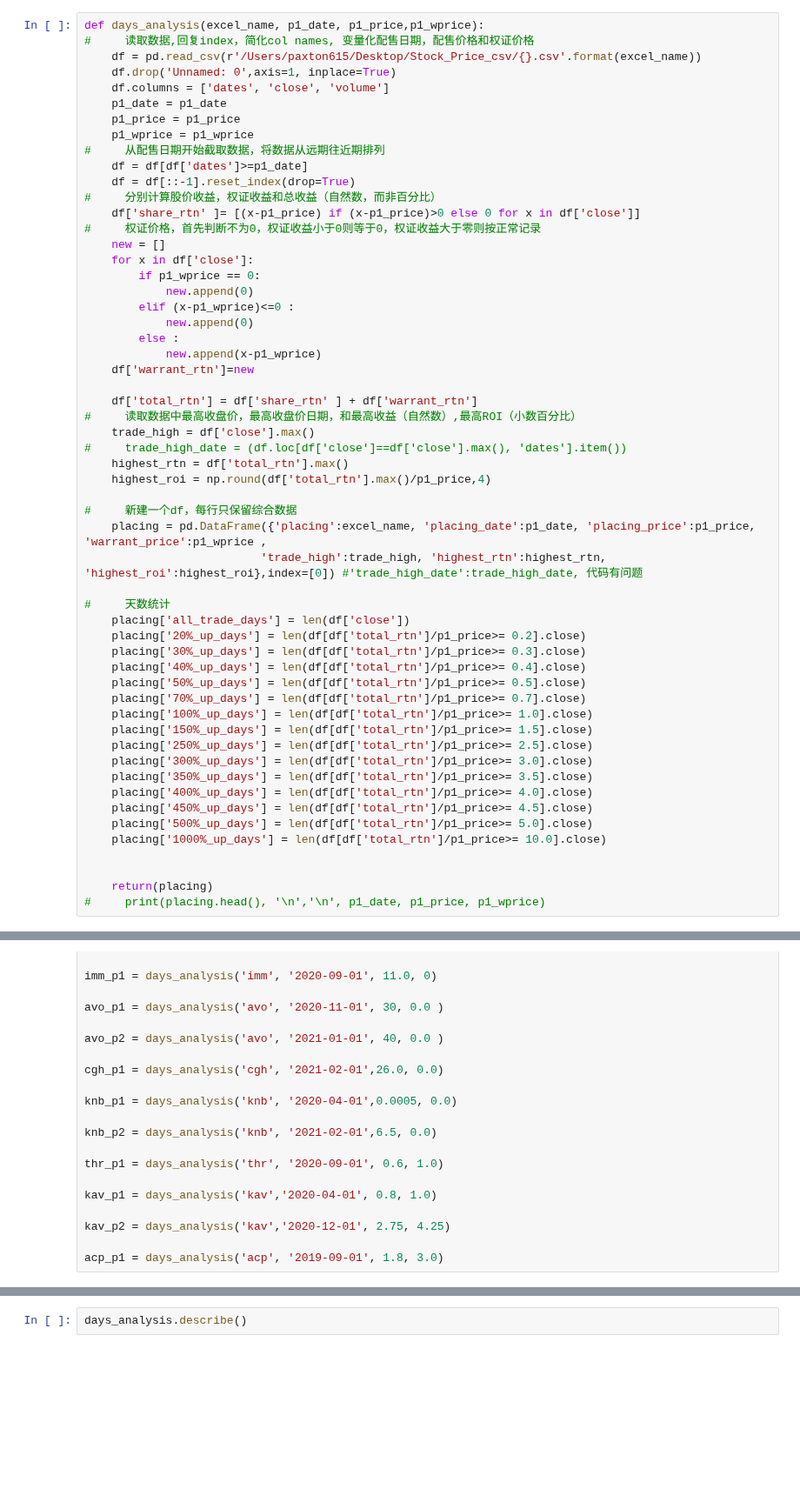
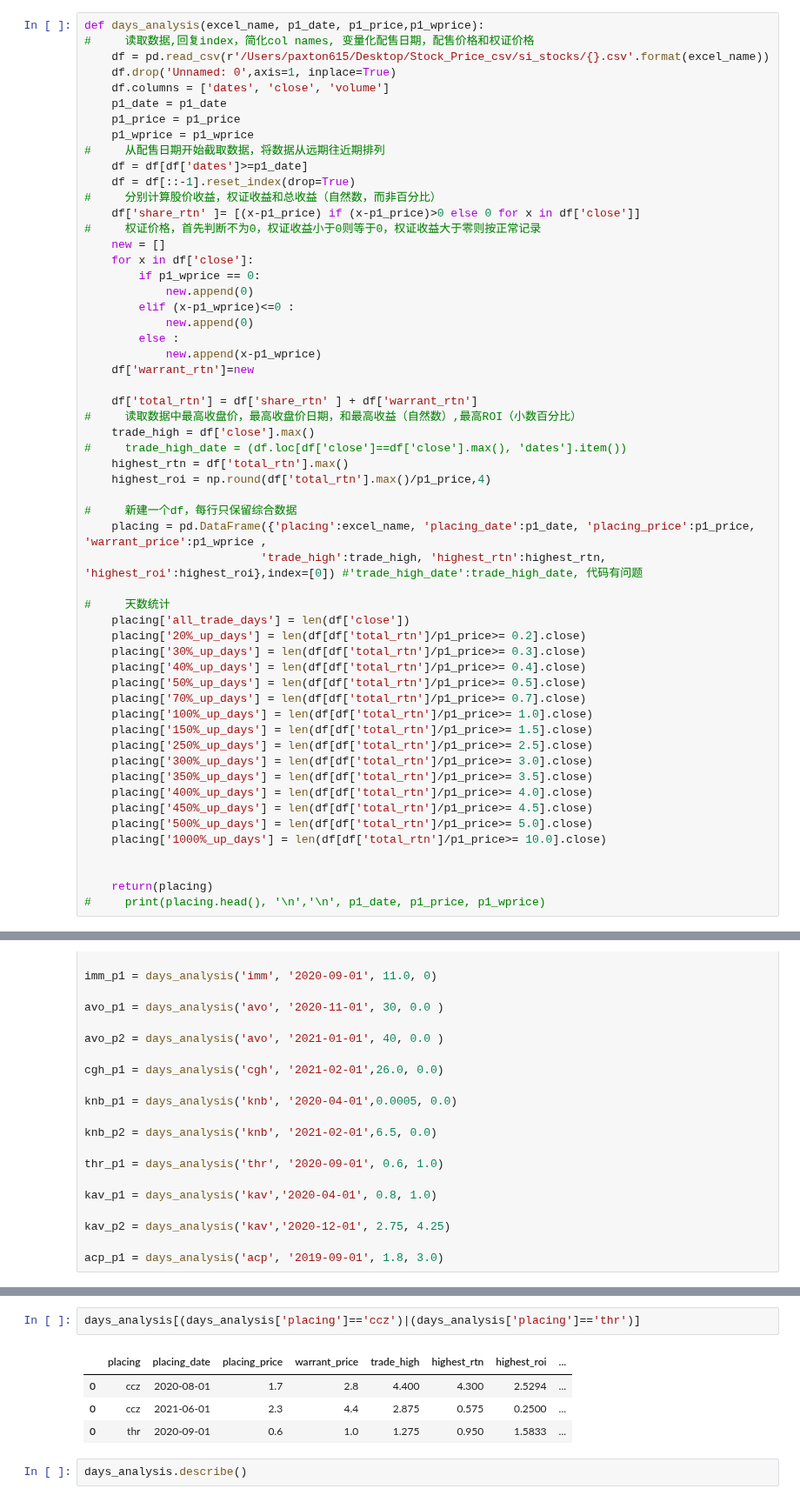
Before and after one commit to paxton615/Notes, a Jupyter notebook: Client_stats/天数统计合集_SI_Stocks-functions_完成.ipynb, the cells around one changed output, grey strips where cells are left out. Shown at 87% size. Cells and saved outputs as stored; diff of their text form; blank space fills up the shorter version.

```diff
--- a/Client_stats/天数统计合集_SI_Stocks-functions_完成.ipynb
+++ b/Client_stats/天数统计合集_SI_Stocks-functions_完成.ipynb
@@ -14,7 +14,7 @@ pd.options.display.max_columns = 200
 # %%
 def days_analysis(excel_name, p1_date, p1_price,p1_wprice):
 #     读取数据,回复index，简化col names, 变量化配售日期，配售价格和权证价格
-    df = pd.read_csv(r'/Users/paxton615/Desktop/Stock_Price_csv/{}.csv'.format(excel_name))
+    df = pd.read_csv(r'/Users/paxton615/Desktop/Stock_Price_csv/si_stocks/{}.csv'.format(excel_name))
     df.drop('Unnamed: 0',axis=1, inplace=True)
     df.columns = ['dates', 'close', 'volume']
     p1_date = p1_date
@@ -144,3 +155,10 @@ days_analysis.head()
+# %%
+days_analysis[(days_analysis['placing']=='ccz')|(days_analysis['placing']=='thr')]
+# %% [output]
+|  | placing | placing_date | placing_price | warrant_price | trade_high | highest_rtn | highest_roi | ... |
+| 0 | ccz | 2020-08-01 | 1.7 | 2.8 | 4.400 | 4.300 | 2.5294 | ... |
+| 0 | ccz | 2021-06-01 | 2.3 | 4.4 | 2.875 | 0.575 | 0.2500 | ... |
+| 0 | thr | 2020-09-01 | 0.6 | 1.0 | 1.275 | 0.950 | 1.5833 | ... |
 # %%
 days_analysis.describe()
 # %% [output]
```
Also changed, not shown: parts of 2 cells of this notebook.
